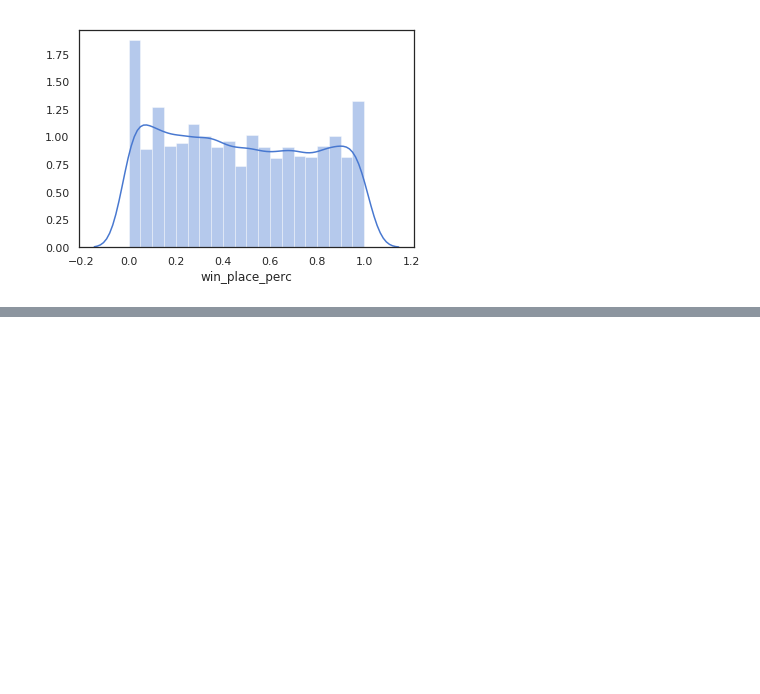
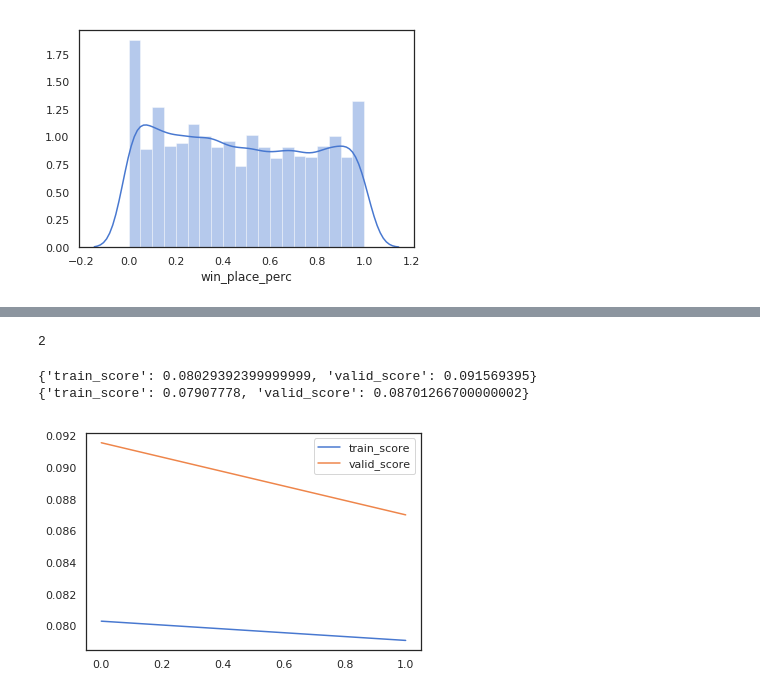
Before and after one commit to arch1baald/pubg-kaggle, a Jupyter notebook: KernelsFeaturesWithLightGBM.ipynb, the cells around one changed output, grey strips where cells are left out. Saved outputs shown, nothing was run; the diff lists cells and outputs as text; code cells hidden in the pictures; blank space fills up the shorter version.

Commit message:
Pipeline: created

```diff
--- a/KernelsFeaturesWithLightGBM.ipynb
+++ b/KernelsFeaturesWithLightGBM.ipynb
@@ -136,0 +127,47 @@ df_features
+# %%
+from sklearn.model_selection import KFold
+kfold = KFold(n_splits = 2)
+kfold.get_n_splits(x)
+# %% [output]
+2
+# %%
+from pipelines import Pipeline
+from sklearn.linear_model import Ridge
+from sklearn.ensemble import RandomForestRegressor
+from sklearn.metrics import mean_absolute_error
+
+log = []
+for train_index, valid_index in kfold.split(df):
+    step = dict()
+    pipeline = Pipeline(
+        id_columns=id_features,
+        numerical_columns=base_features,
+        categorical_columns=categorical_features,
+        target_column=target_feature,
+    )
+    x_train = pipeline.fit_transform(df.loc[train_index, :])
+    y_train = df.loc[train_index, target_feature]
+    x_valid = pipeline.transform(df.loc[valid_index, :])
+    y_valid = df.loc[valid_index, target_feature]
+
+#     model = Ridge(alpha=1)
+    model = RandomForestRegressor(
+        n_jobs=-1,
+        n_estimators=10,
+        criterion='mae',
+        max_depth=5,
+    )
+    model.fit(x_train, y_train)
+    step['train_score'] = mean_absolute_error(y_train, model.predict(x_train))
+    step['valid_score'] = mean_absolute_error(y_valid, model.predict(x_valid))
+    print(step)
+    log.append(step)
+# %% [output]
+{'train_score': 0.08029392399999999, 'valid_score': 0.091569395}
+{'train_score': 0.07907778, 'valid_score': 0.08701266700000002}
+# %%
+df_scores = pd.DataFrame(log)
+df_scores.plot()
+plt.show()
+# %% [output]
+[figure, added]
```
Also changed, not shown: parts of 9 cells of this notebook, 3 other files.
